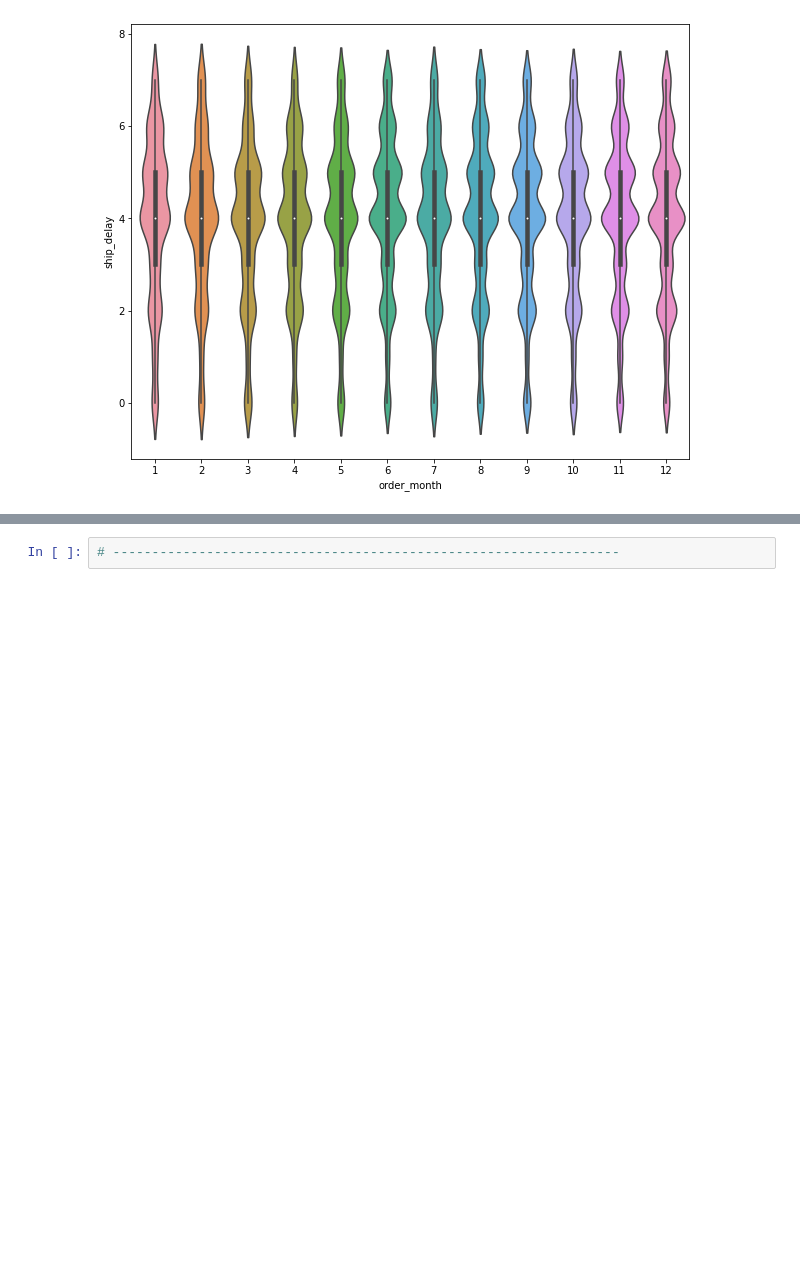
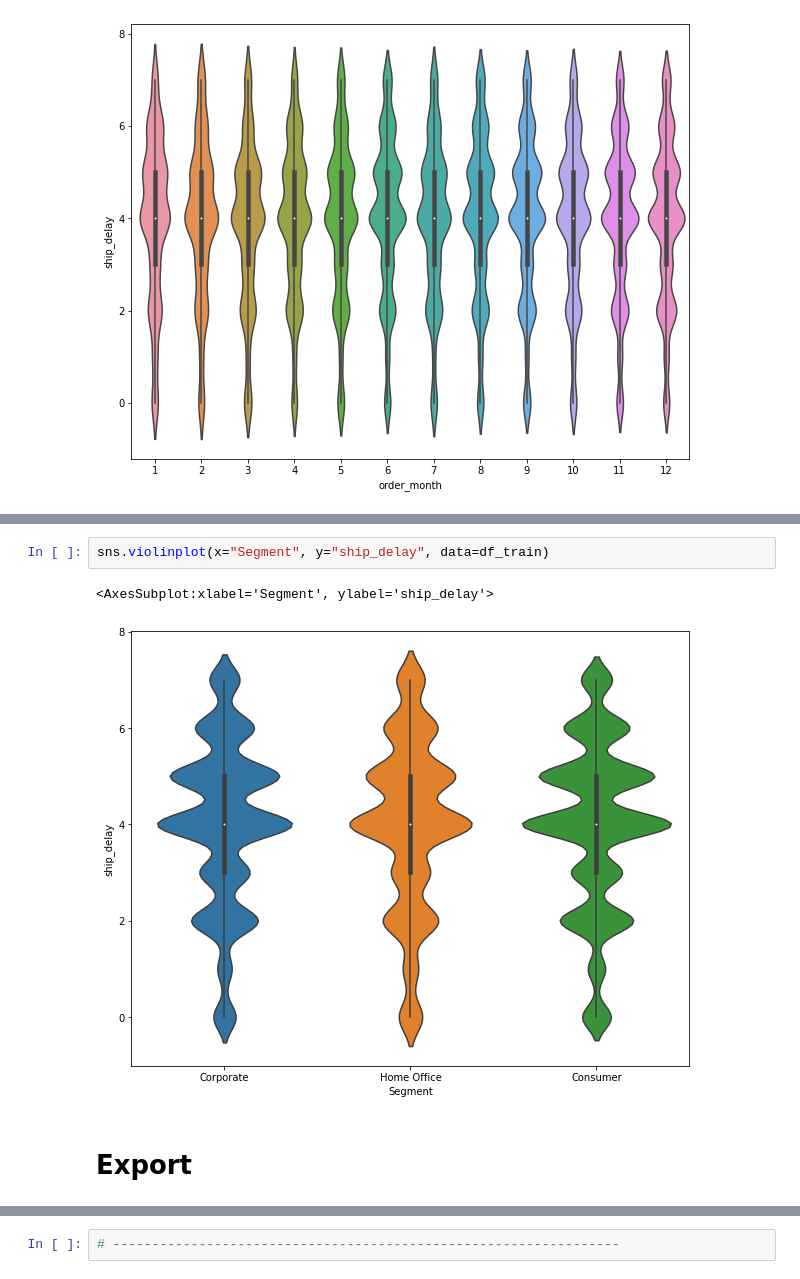
Before and after one commit to marc-ah/ml_superstore, a Jupyter notebook: scripts/inspect.ipynb, the cells around one changed output, grey strips where cells are left out. Drawn from its saved outputs; the diff is of its cells as text; blank space fills up the shorter version.

```diff
--- a/scripts/inspect.ipynb
+++ b/scripts/inspect.ipynb
@@ -493,0 +511,7 @@ sns.violinplot(data=df_inspect, x="order_month", y="ship_delay")
+# %%
+sns.violinplot(x="Segment", y="ship_delay", data=df_train)
+# %% [output]
+<AxesSubplot:xlabel='Segment', ylabel='ship_delay'>
+[figure, added]
+# %% [markdown]
+# Export
```
Also changed, not shown: parts of 6 cells of this notebook, 2 other files.
